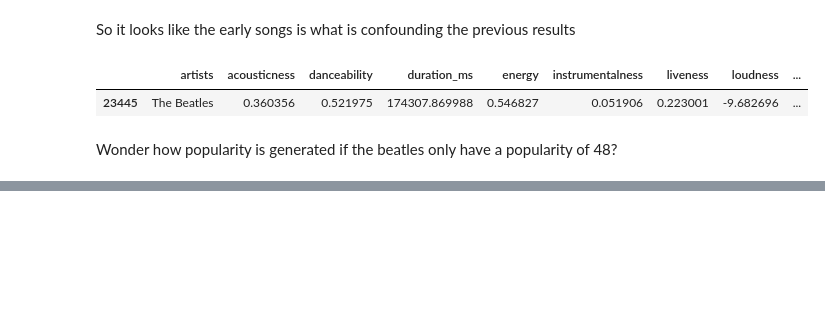
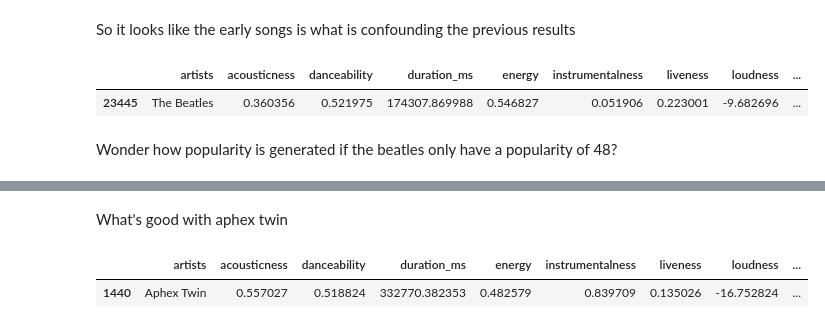
Before and after one commit to zainkhan9/spotify_ml, a Jupyter notebook: genre_clustering.ipynb, the cells around one changed output, grey strips where cells are left out. Cells and saved outputs as stored; diff of their text form; code cells hidden in the pictures; blank space fills up the shorter version.

```diff
--- a/genre_clustering.ipynb
+++ b/genre_clustering.ipynb
@@ -286,3 +286,10 @@ df.sort_values("popularity", ascending = False).head(20)
 | 87909 | 0.29500 | ['KAROL G', 'Nicki Minaj'] | 0.803 | 200960 | 0.715 | 0 | 7k4t7uLgtOxPwTpFmtJNTY | 0.000134 | ... |
 | 87945 | 0.20700 | ['Lil Mosey'] | 0.774 | 162547 | 0.554 | 1 | 6wJYhPfqk3KGhHRG76WzOh | 0.000000 | ... |
 | 87890 | 0.22300 | ['Topic', 'A7S'] | 0.789 | 166794 | 0.720 | 0 | 3H7ihDc1dqLriiWXwsc2po | 0.000000 | ... |
+# %% [markdown]
+What's good with aphex twin
+# %%
+df_artist[df_artist["artists"] == "Aphex Twin"]
+# %% [output]
+|  | artists | acousticness | danceability | duration_ms | energy | instrumentalness | liveness | loudness | ... |
+| 1440 | Aphex Twin | 0.557027 | 0.518824 | 332770.382353 | 0.482579 | 0.839709 | 0.135026 | -16.752824 | ... |
```
Also changed, not shown: parts of 8 cells of this notebook.
